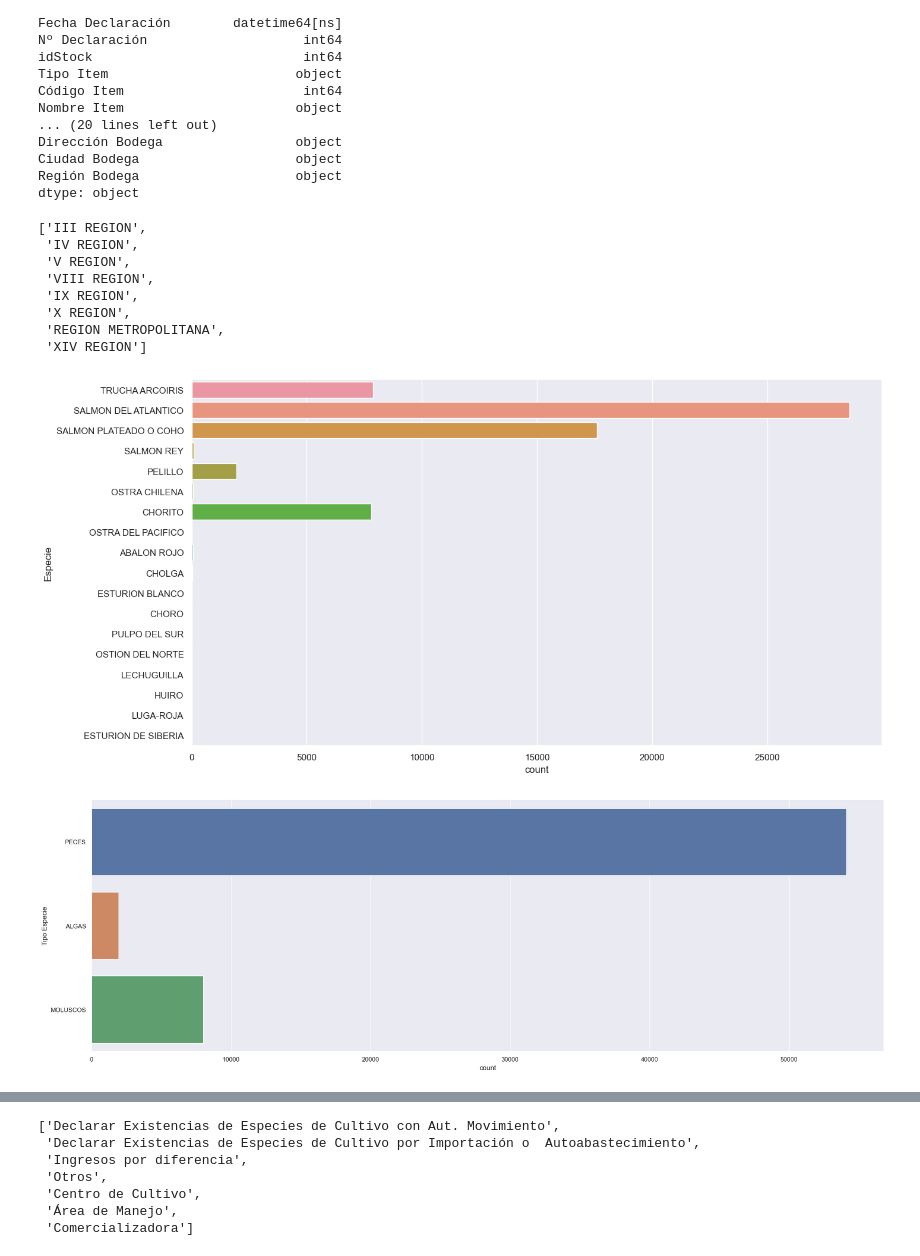
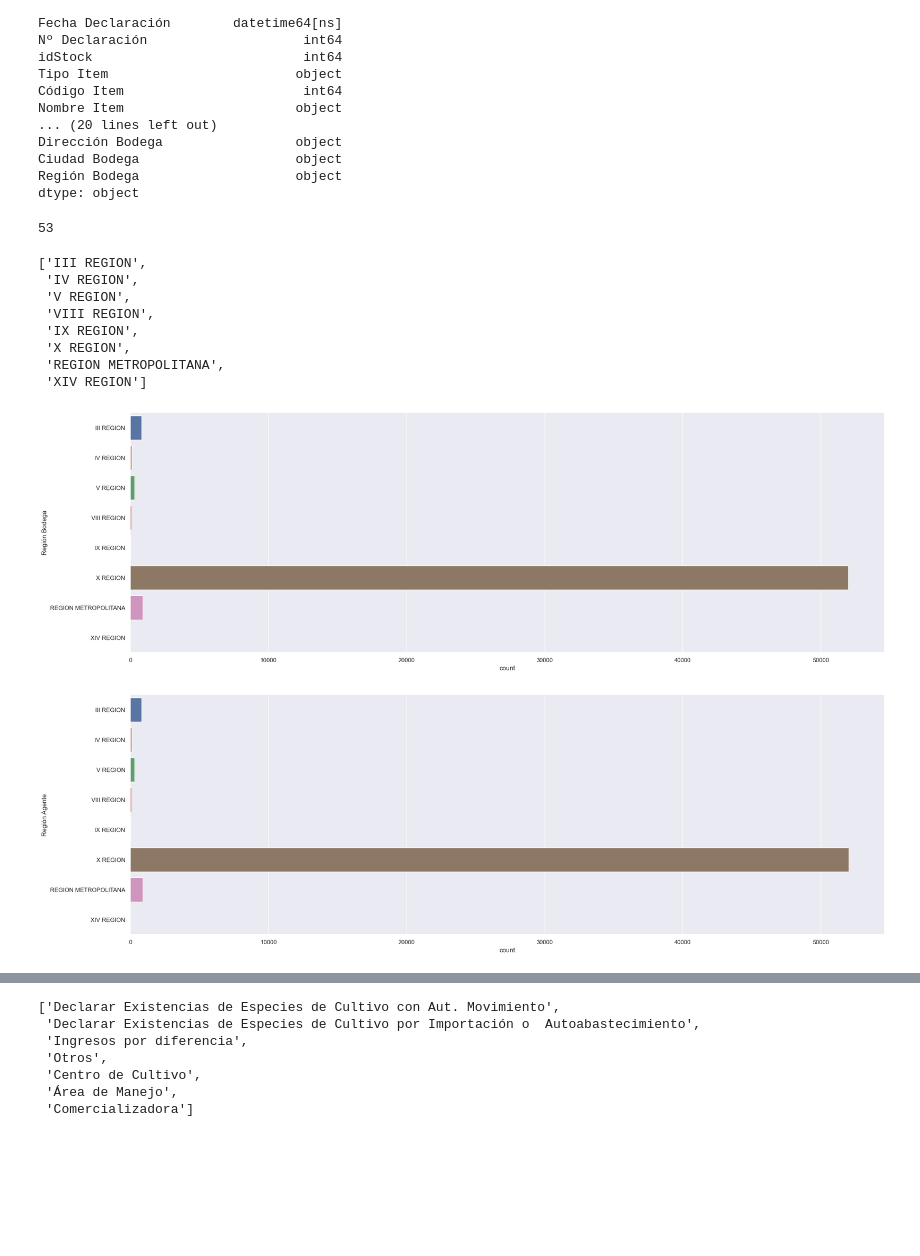
Before and after one commit to pedropablosilvaa/tesis_magister, a Jupyter notebook: notebooks/1_02_EDA_sernapesca_reporte_plantas.ipynb, the cells around one changed output, grey strips where cells are left out. Cells and saved outputs as stored; diff of their text form; code cells hidden in the pictures; blank space fills up the shorter version.

```diff
--- a/notebooks/1_02_EDA_sernapesca_reporte_plantas.ipynb
+++ b/notebooks/1_02_EDA_sernapesca_reporte_plantas.ipynb
@@ -135,6 +135,10 @@ Dirección Bodega                 object
 Ciudad Bodega                    object
 Región Bodega                    object
 dtype: object
+# %%
+reporte_plantas_raw['Código Agente'].nunique()
+# %% [output]
+53
 # %%
 #reporte_plantas_raw['Tipo Item'].unique().tolist()
 #reporte_plantas_raw['Tipo Origen'].unique().tolist()
@@ -152,15 +156,15 @@ reporte_plantas_raw['Región Bodega'].unique().tolist()
 # %%
 def count_clases(column_name):
     sns.set_theme(style="darkgrid")
     ax = sns.countplot(y=column_name, data=reporte_plantas_raw)
     sns.set(rc = {'figure.figsize':(25,8)})
     #for item in ax.get_xticklabels():
     #    item.set_rotation(90)
 
-count_clases('Especie')
+count_clases('Región Bodega')
 # %% [output]
-[figure, old version]
+[figure, new version]
 # %%
-count_clases('Tipo Especie')
+count_clases('Región Agente')
 # %% [output]
-[figure, old version]
+[figure, new version]
```
Also changed, not shown: parts of 4 cells of this notebook, 2 other files.
